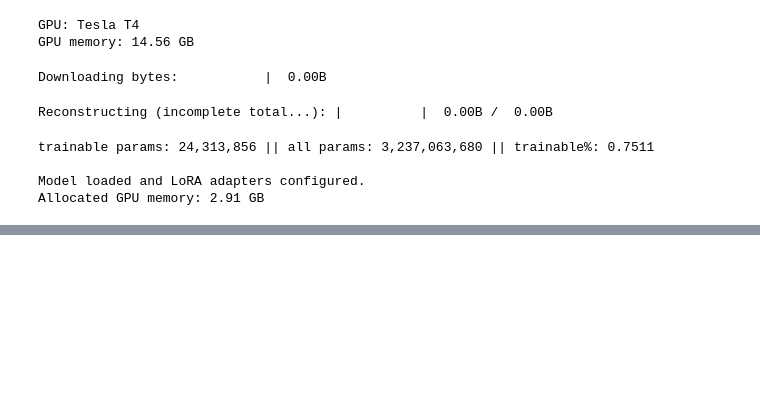
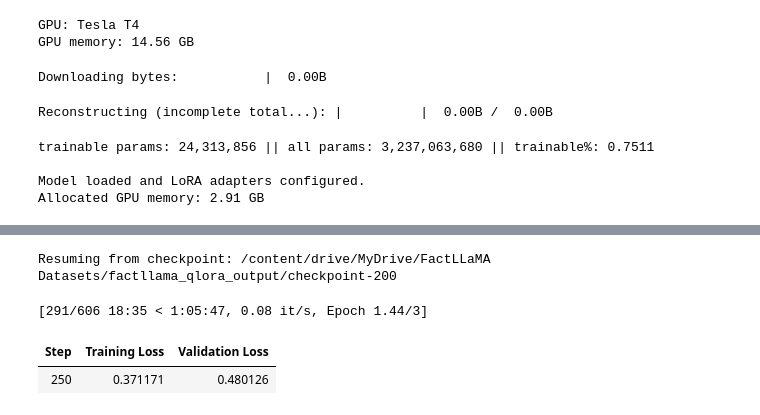
Before and after one commit to GaganDeshbhandari/ML-major-project-notebook, a Jupyter notebook: factllama_qlora_training.ipynb, the cells around one changed output, grey strips where cells are left out. Cells and saved outputs as stored; diff of their text form; code cells hidden in the pictures; blank space fills up the shorter version.

Commit message:
checkpoint till 250

```diff
--- a/factllama_qlora_training.ipynb
+++ b/factllama_qlora_training.ipynb
@@ -378,0 +448,24 @@ OverflowError: There was an overflow with type <class 'list'>. Try to reduce wri
+# %%
+# Cell 12
+
+
+from pathlib import Path
+
+PROJECT_DIR = Path("/content/drive/MyDrive/FactLLaMA Datasets")
+CHECKPOINT_DIR = PROJECT_DIR / "checkpoints"
+OUTPUT_DIR = PROJECT_DIR / "factllama_qlora_output"
+FINAL_ADAPTER_DIR = PROJECT_DIR / "factllama_final_adapter"
+LOG_DIR = PROJECT_DIR / "training_logs"
+
+for directory in [
+    CHECKPOINT_DIR,
+    OUTPUT_DIR,
+    FINAL_ADAPTER_DIR,
+    LOG_DIR,
+]:
+    directory.mkdir(parents=True, exist_ok=True)
+
+print("Checkpoint directory:", CHECKPOINT_DIR)
+print("Training output directory:", OUTPUT_DIR)
+print("Final adapter directory:", FINAL_ADAPTER_DIR)
+print("Directories created successfully.")
@@ -378,0 +596,22 @@ OverflowError: There was an overflow with type <class 'list'>. Try to reduce wri
+# %%
+# Cell 16
+
+from transformers.trainer_utils import get_last_checkpoint
+
+last_checkpoint = get_last_checkpoint(str(OUTPUT_DIR))
+
+if last_checkpoint:
+    print("Resuming from checkpoint:", last_checkpoint)
+    train_result = trainer.train(
+        resume_from_checkpoint=last_checkpoint
+    )
+else:
+    print("No existing checkpoint found. Starting fresh training.")
+    train_result = trainer.train()
+
+print("Training run completed.")
+# %% [output]
+Resuming from checkpoint: /content/drive/MyDrive/FactLLaMA Datasets/factllama_qlora_output/checkpoint-200
+[291/606 18:35 < 1:05:47, 0.08 it/s, Epoch 1.44/3]
+| Step | Training Loss | Validation Loss |
+| 250 | 0.371171 | 0.480126 |
```
Also changed, not shown: parts of 8 cells of this notebook.
